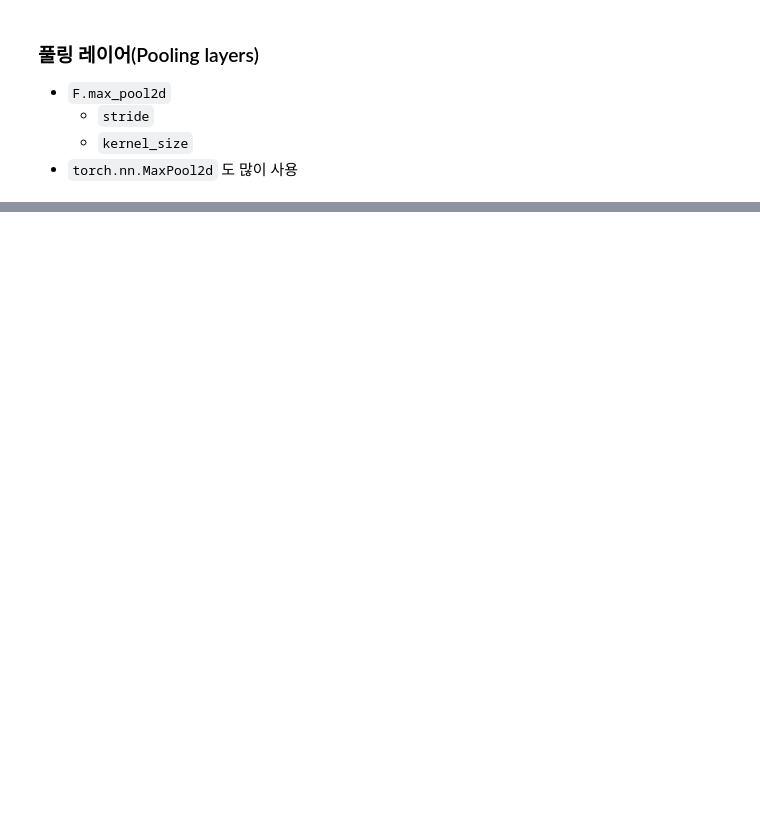
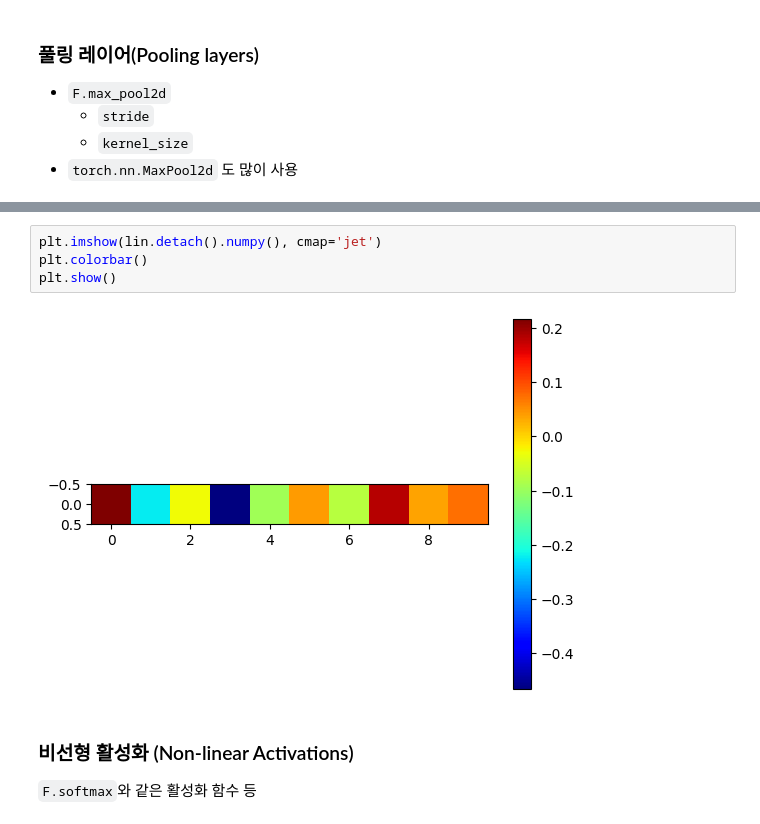
Before and after one commit to kitae104/PyTorch_Basic, a Jupyter notebook: 01_start/05_데이터_준비.ipynb, the cells around one changed output, grey strips where cells are left out. Cells and saved outputs as stored; diff of their text form; blank space fills up the shorter version.

```diff
--- a/01_start/05_데이터_준비.ipynb
+++ b/01_start/05_데이터_준비.ipynb
@@ -220,0 +251,10 @@ plt.show()
+# %%
+plt.imshow(lin.detach().numpy(), cmap='jet')
+plt.colorbar()
+plt.show()
+# %% [output]
+[figure, added]
+# %% [markdown]
+### 비선형 활성화 (Non-linear Activations)
+
+`F.softmax`와 같은 활성화 함수 등
```
Also changed, not shown: parts of 28 cells of this notebook.
